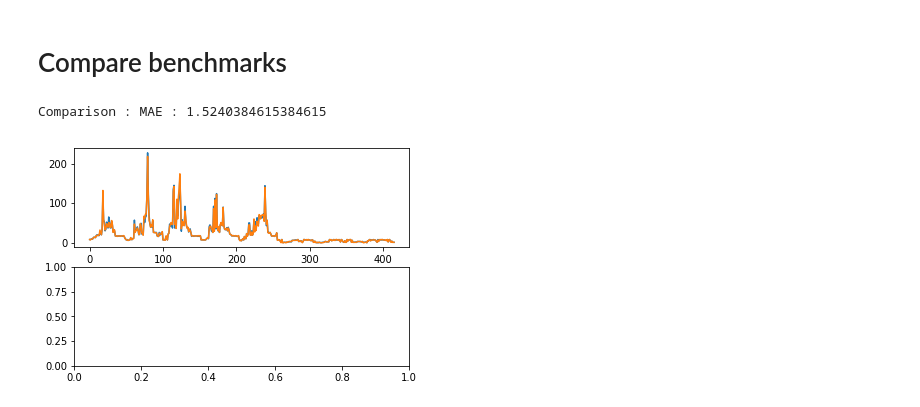
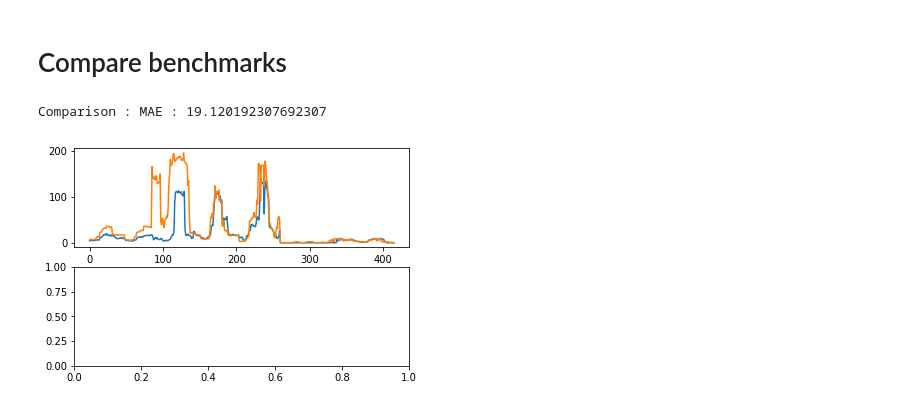
Before and after one commit to chamathabeysinghe/DengueML, a Jupyter notebook: MSE 19.04 Model.ipynb, the cells around one changed output. Cells and saved outputs as stored; diff of their text form; code cells hidden in the pictures.

```diff
--- a/MSE 19.04 Model.ipynb
+++ b/MSE 19.04 Model.ipynb
@@ -149,28 +149,28 @@ submission.to_csv("./results/new_submission.csv")
 # Compare benchmarks
 # %%
 benchmark = pd.read_csv('./results/best.csv')
-submission = pd.read_csv('./results/2_submission_latest.csv')
+submission = pd.read_csv('./results/new_submission1.csv')
 
 
 # adder = lambda x: x + 10
 # formated_total_cases = submission['total_cases'].apply(adder)
 
 # print(formated_total_cases)
 
 figs, axes = plt.subplots(nrows=2, ncols=1)
 
 # # submission = submission.iloc[50:]
 # plot sj
 benchmark.total_cases.plot(ax=axes[0], label="Actual")
 submission.total_cases.plot(ax=axes[0], label="Predictions")
 
 
 # plt.suptitle("Dengue Predicted Cases vs. Actual Cases")
 # plt.legend()
 
 # plt.show()
 
 print("Comparison : MAE : " + str(mean_absolute_error(benchmark.total_cases, submission.total_cases)))
 # %% [output]
-Comparison : MAE : 1.5240384615384615
+Comparison : MAE : 19.120192307692307
-[figure, old version]
+[figure, new version]
```
Also changed, not shown: parts of 3 cells of this notebook, 5 other files.
